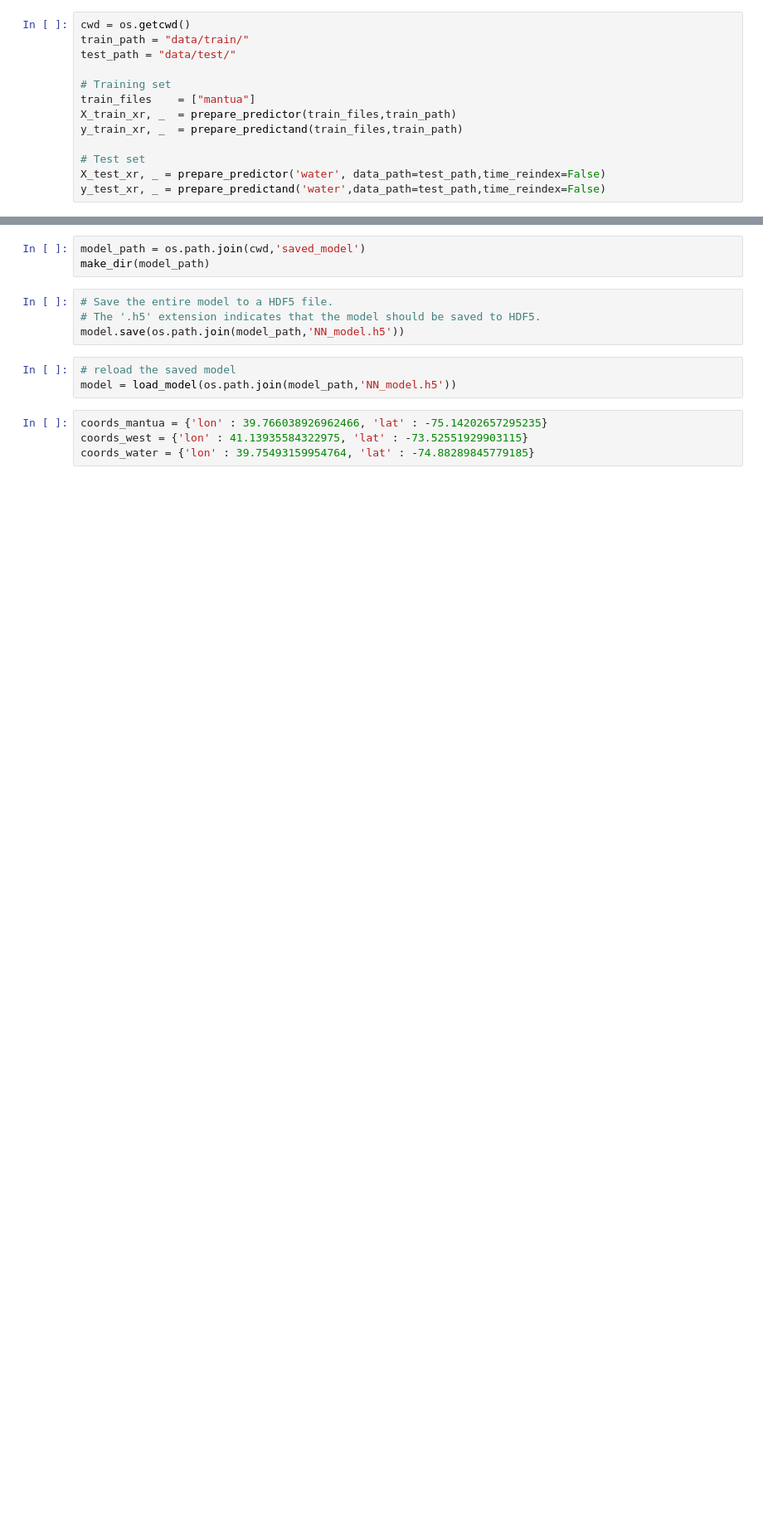
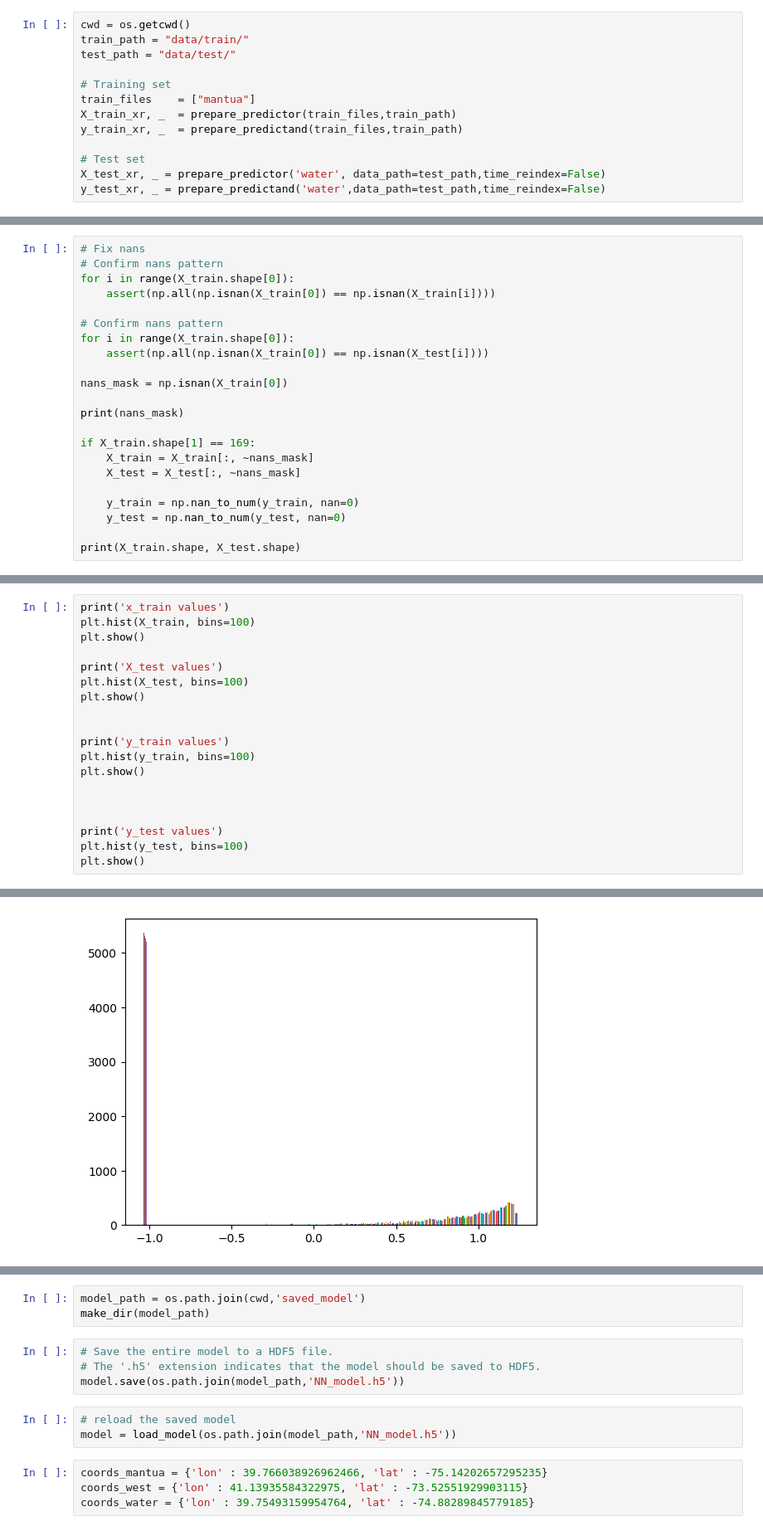
Before and after one commit to zakialattar/superERA5, a Jupyter notebook: test.ipynb, the cells around one changed output, grey strips where cells are left out. Shown at 83% size. Saved outputs shown, nothing was run; the diff lists cells and outputs as text; blank space fills up the shorter version.

```diff
--- a/test.ipynb
+++ b/test.ipynb
@@ -38,0 +55,22 @@ y_test_df = y_test_xr["planeOfArrayIrradiance"].stack(dim=["latitude", "longitud
+# %%
+# Fix nans
+# Confirm nans pattern
+for i in range(X_train.shape[0]):
+    assert(np.all(np.isnan(X_train[0]) == np.isnan(X_train[i])))
+
+# Confirm nans pattern
+for i in range(X_train.shape[0]):
+    assert(np.all(np.isnan(X_train[0]) == np.isnan(X_test[i])))
+
+nans_mask = np.isnan(X_train[0])
+
+print(nans_mask)
+
+if X_train.shape[1] == 169:
+    X_train = X_train[:, ~nans_mask]
+    X_test = X_test[:, ~nans_mask]
+
+    y_train = np.nan_to_num(y_train, nan=0)
+    y_test = np.nan_to_num(y_test, nan=0)
+
+print(X_train.shape, X_test.shape)
@@ -38,0 +94,20 @@ y_test_df = y_test_xr["planeOfArrayIrradiance"].stack(dim=["latitude", "longitud
+# %%
+print('x_train values')
+plt.hist(X_train, bins=100)
+plt.show()
+
+print('X_test values')
+plt.hist(X_test, bins=100)
+plt.show()
+
+
+print('y_train values')
+plt.hist(y_train, bins=100)
+plt.show()
+
+
+
+print('y_test values')
+plt.hist(y_test, bins=100)
+plt.show()
+# %% [output]
@@ -38,0 +115 @@ y_test_df = y_test_xr["planeOfArrayIrradiance"].stack(dim=["latitude", "longitud
+[figure, added]
```
Also changed, not shown: parts of 14 cells of this notebook, 4 other files.
